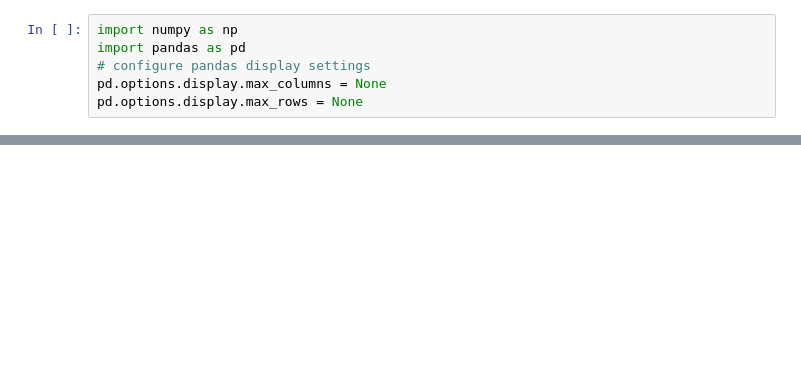
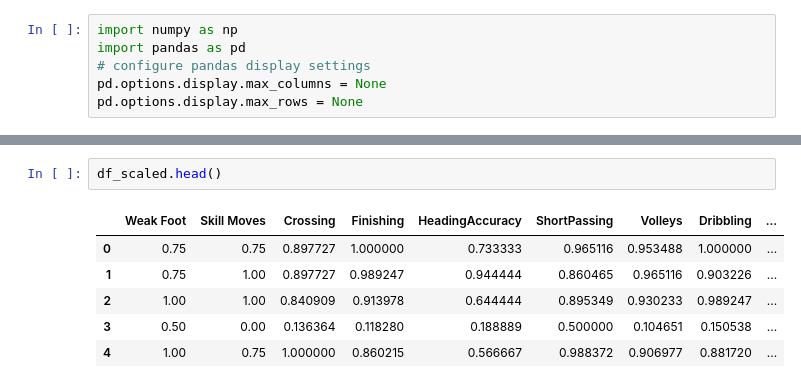
Before and after one commit to mahfuz978/TECH-I.S.---Unsupervised-Learning, a Jupyter notebook: PCA/Mahfuzur_principal_component_analysis.ipynb, the cells around one changed output, grey strips where cells are left out. Drawn from its saved outputs; the diff is of its cells as text; blank space fills up the shorter version.

```diff
--- a/PCA/Mahfuzur_principal_component_analysis.ipynb
+++ b/PCA/Mahfuzur_principal_component_analysis.ipynb
@@ -23,0 +213,9 @@ df.iloc[:, 1:]
+# %%
+df_scaled.head()
+# %% [output]
+|  | Weak Foot | Skill Moves | Crossing | Finishing | HeadingAccuracy | ShortPassing | Volleys | Dribbling | ... |
+| 0 | 0.75 | 0.75 | 0.897727 | 1.000000 | 0.733333 | 0.965116 | 0.953488 | 1.000000 | ... |
+| 1 | 0.75 | 1.00 | 0.897727 | 0.989247 | 0.944444 | 0.860465 | 0.965116 | 0.903226 | ... |
+| 2 | 1.00 | 1.00 | 0.840909 | 0.913978 | 0.644444 | 0.895349 | 0.930233 | 0.989247 | ... |
+| 3 | 0.50 | 0.00 | 0.136364 | 0.118280 | 0.188889 | 0.500000 | 0.104651 | 0.150538 | ... |
+| 4 | 1.00 | 0.75 | 1.000000 | 0.860215 | 0.566667 | 0.988372 | 0.906977 | 0.881720 | ... |
```
Also changed, not shown: parts of 43 cells of this notebook, 3 other files.
